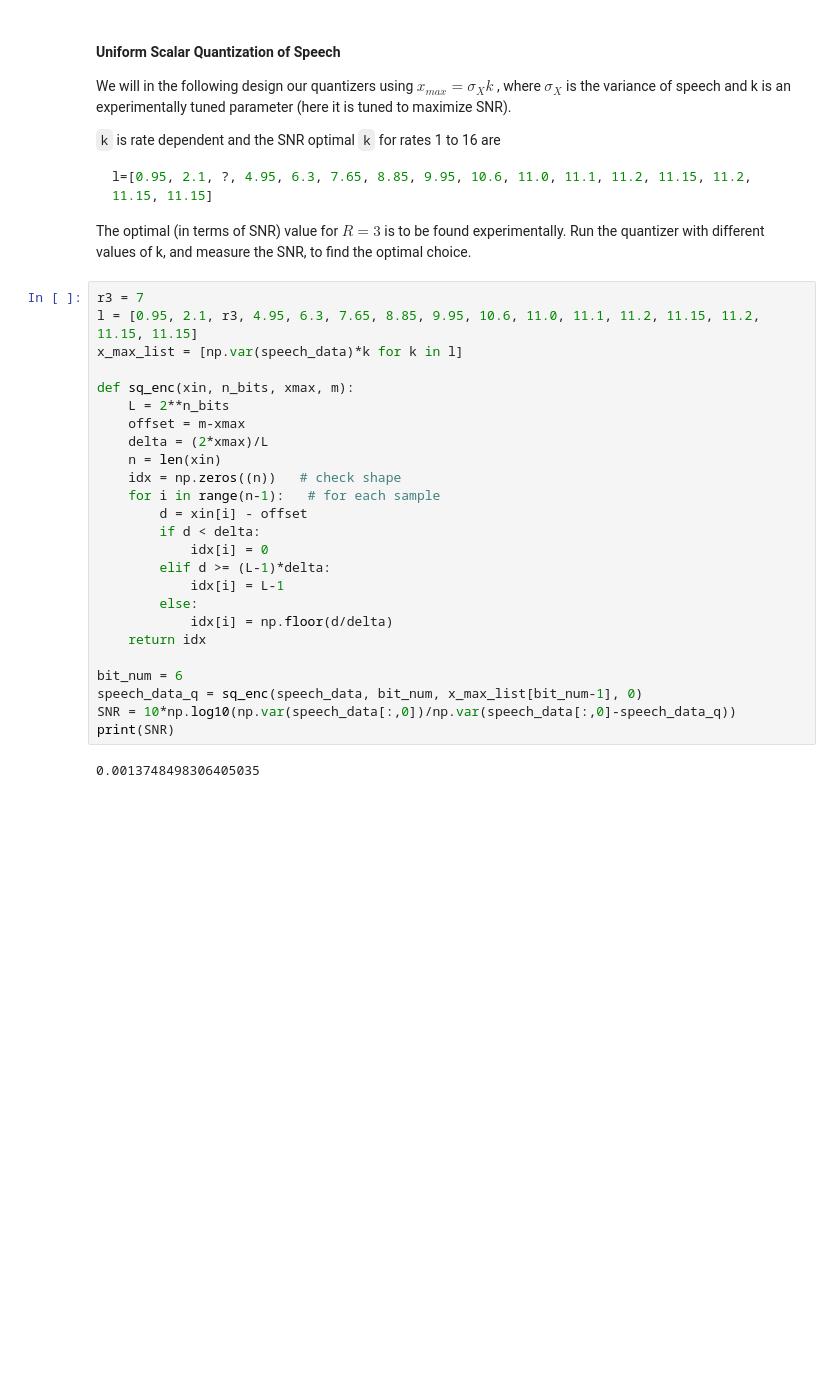
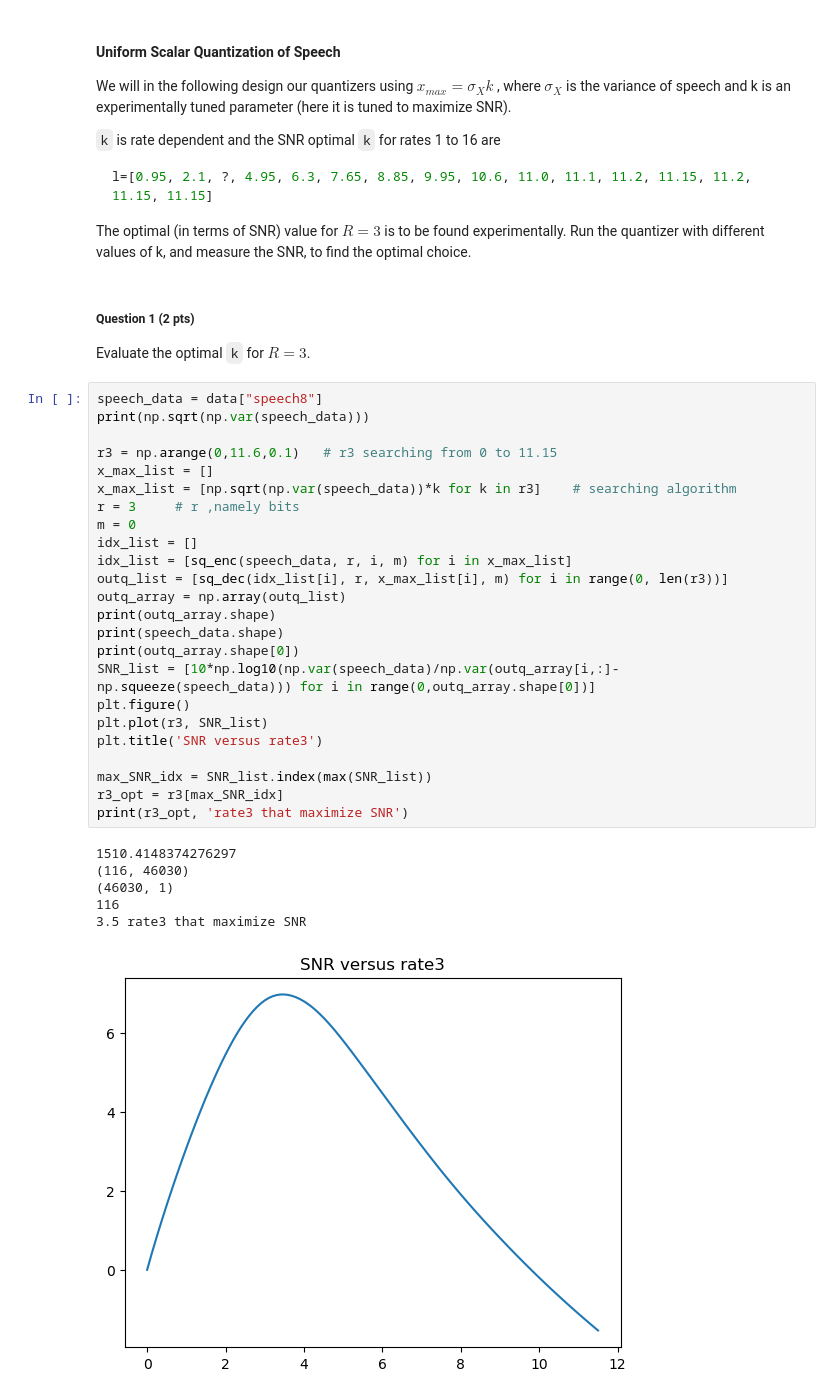
Before and after one commit to ChentingZ0/HangqChenting_speech_pro2, a Jupyter notebook: assignment2_zct.ipynb, the cells around one changed output. Saved outputs shown, nothing was run; the diff lists cells and outputs as text; blank space fills up the shorter version.

```diff
--- a/assignment2_zct.ipynb
+++ b/assignment2_zct.ipynb
@@ -577,30 +586,38 @@ l=[0.95, 2.1, ?, 4.95, 6.3, 7.65, 8.85, 9.95, 10.6, 11.0, 11.1, 11.2, 11.15, 11.
 
 The optimal (in terms of SNR) value for $R = 3$ is to be found experimentally.
 Run the quantizer with different values of k, and measure the SNR, to find the optimal choice.
-# %%
-r3 = 7
-l = [0.95, 2.1, r3, 4.95, 6.3, 7.65, 8.85, 9.95, 10.6, 11.0, 11.1, 11.2, 11.15, 11.2, 11.15, 11.15]
-x_max_list = [np.var(speech_data)*k for k in l]
-
-def sq_enc(xin, n_bits, xmax, m):
-    L = 2**n_bits
-    offset = m-xmax
-    delta = (2*xmax)/L
-    n = len(xin)
-    idx = np.zeros((n))   # check shape
-    for i in range(n-1):   # for each sample
-        d = xin[i] - offset
-        if d < delta:
-            idx[i] = 0
-        elif d >= (L-1)*delta:
-            idx[i] = L-1
-        else:
-            idx[i] = np.floor(d/delta)
-    return idx
-
-bit_num = 6
-speech_data_q = sq_enc(speech_data, bit_num, x_max_list[bit_num-1], 0)
-SNR = 10*np.log10(np.var(speech_data[:,0])/np.var(speech_data[:,0]-speech_data_q))
-print(SNR)
-# %% [output]
-0.0013748498306405035
+# %% [markdown]
+##### Question 1 (2 pts)
+
+Evaluate the optimal `k` for $R = 3$.
+# %%
+speech_data = data["speech8"]
+print(np.sqrt(np.var(speech_data)))
+
+r3 = np.arange(0,11.6,0.1)   # r3 searching from 0 to 11.15
+x_max_list = []
+x_max_list = [np.sqrt(np.var(speech_data))*k for k in r3]    # searching algorithm
+r = 3     # r ,namely bits
+m = 0
+idx_list = []
+idx_list = [sq_enc(speech_data, r, i, m) for i in x_max_list]
+outq_list = [sq_dec(idx_list[i], r, x_max_list[i], m) for i in range(0, len(r3))]
+outq_array = np.array(outq_list)
+print(outq_array.shape)
+print(speech_data.shape)
+print(outq_array.shape[0])
+SNR_list = [10*np.log10(np.var(speech_data)/np.var(outq_array[i,:]- np.squeeze(speech_data))) for i in range(0,outq_array.shape[0])]
+plt.figure()
+plt.plot(r3, SNR_list)
+plt.title('SNR versus rate3')
+
+max_SNR_idx = SNR_list.index(max(SNR_list))
+r3_opt = r3[max_SNR_idx]
+print(r3_opt, 'rate3 that maximize SNR')
+# %% [output]
+1510.4148374276297
+(116, 46030)
+(46030, 1)
+116
+3.5 rate3 that maximize SNR
+[figure, added]
```
Also changed, not shown: parts of 16 cells of this notebook, 1 other file.
